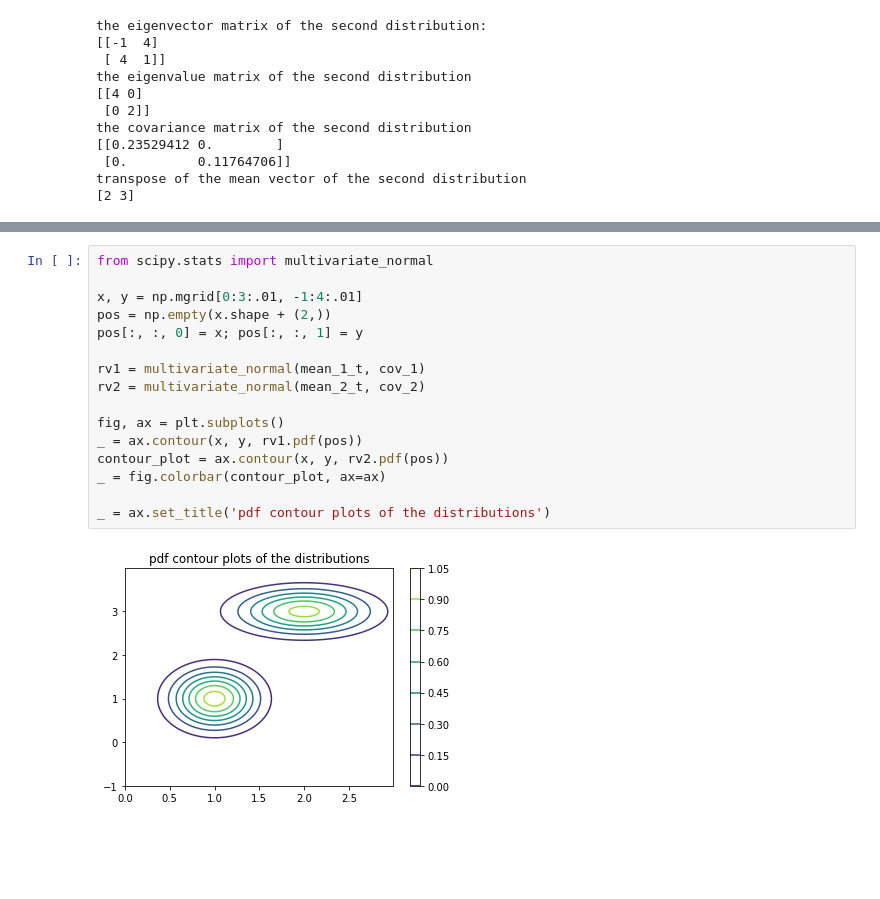
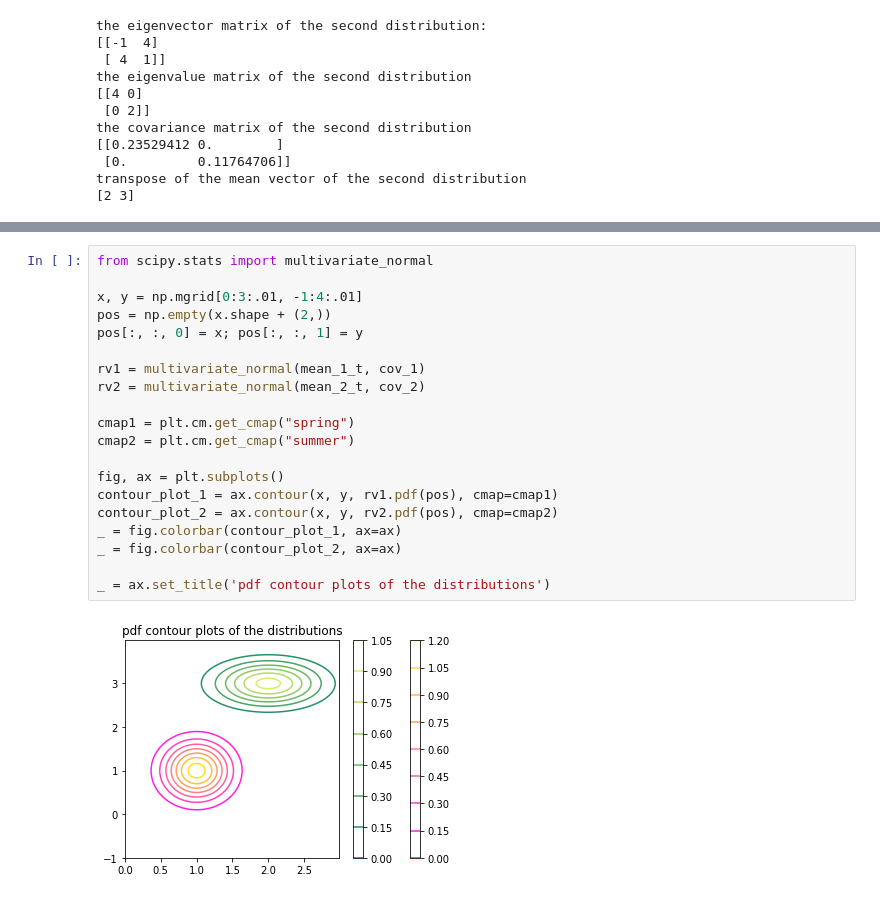
Before and after one commit to SaffetGokcenSen/Gaussian-Models, a Jupyter notebook: decision_boundaries_for_quadratic_discriminant_analysis.ipynb, the cells around one changed output, grey strips where cells are left out. Cells and saved outputs as stored; diff of their text form; blank space fills up the shorter version.

Commit message:
adde colormaps for contour plots

```diff
--- a/decision_boundaries_for_quadratic_discriminant_analysis.ipynb
+++ b/decision_boundaries_for_quadratic_discriminant_analysis.ipynb
@@ -124,18 +124,22 @@ _ = ax.set_title('Samples from the distributions')
 # %%
 from scipy.stats import multivariate_normal
 
 x, y = np.mgrid[0:3:.01, -1:4:.01]
 pos = np.empty(x.shape + (2,))
 pos[:, :, 0] = x; pos[:, :, 1] = y
 
 rv1 = multivariate_normal(mean_1_t, cov_1)
 rv2 = multivariate_normal(mean_2_t, cov_2)
 
+cmap1 = plt.cm.get_cmap("spring")
+cmap2 = plt.cm.get_cmap("summer")
+
 fig, ax = plt.subplots()
-_ = ax.contour(x, y, rv1.pdf(pos))
-contour_plot = ax.contour(x, y, rv2.pdf(pos))
-_ = fig.colorbar(contour_plot, ax=ax)
+contour_plot_1 = ax.contour(x, y, rv1.pdf(pos), cmap=cmap1)
+contour_plot_2 = ax.contour(x, y, rv2.pdf(pos), cmap=cmap2)
+_ = fig.colorbar(contour_plot_1, ax=ax)
+_ = fig.colorbar(contour_plot_2, ax=ax)
 
 _ = ax.set_title('pdf contour plots of the distributions')
 # %% [output]
-[figure, old version]
+[figure, new version]
```
Also changed, not shown: parts of 1 cell of this notebook.
